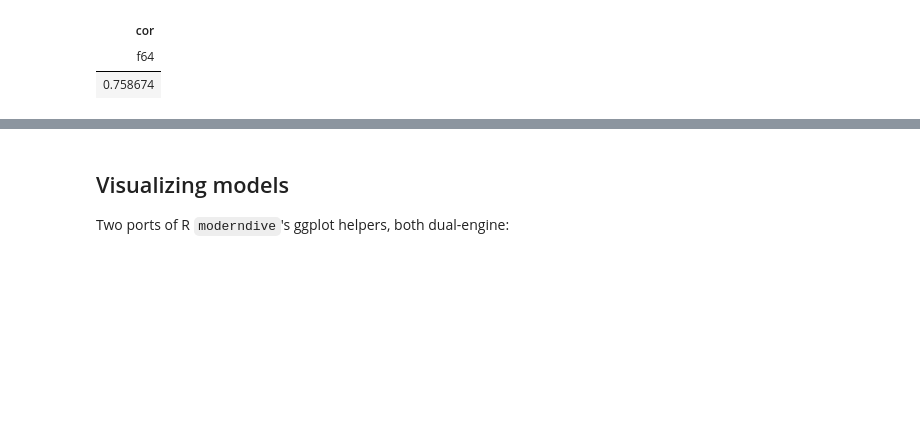
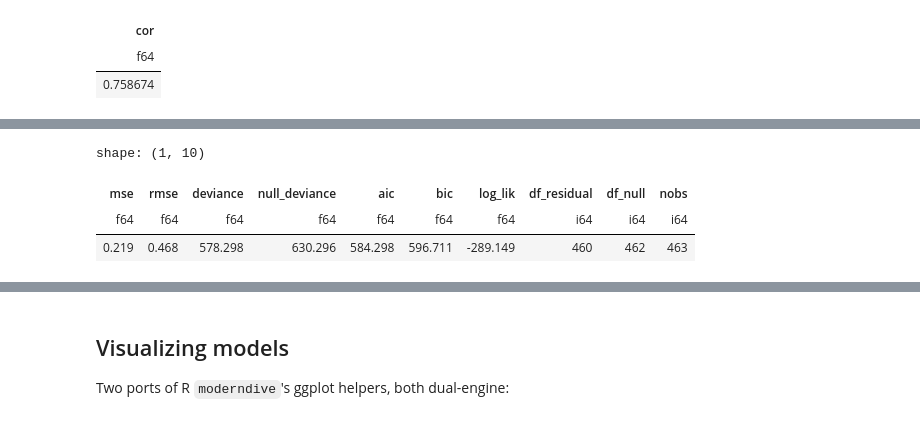
Before and after one commit to moderndive/moderndive-python, a Jupyter notebook: doc/_build/jupyter_execute/guides/regression.ipynb, the cells around one changed output, grey strips where cells are left out. Drawn from its saved outputs; the diff is of its cells as text; code cells hidden in the pictures; blank space fills up the shorter version.

```diff
--- a/doc/_build/jupyter_execute/guides/regression.ipynb
+++ b/doc/_build/jupyter_execute/guides/regression.ipynb
@@ -69,0 +104,7 @@ shape: (1, 1)
+# %%
+get_regression_summaries(logit)
+# %% [output]
+shape: (1, 10)
+| mse | rmse | deviance | null_deviance | aic | bic | log_lik | df_residual | df_null | nobs |
+| f64 | f64 | f64 | f64 | f64 | f64 | f64 | i64 | i64 | i64 |
+| 0.219 | 0.468 | 578.298 | 630.296 | 584.298 | 596.711 | -289.149 | 460 | 462 | 463 |
```
Also changed, not shown: parts of 7 cells of this notebook, 47 other files.
